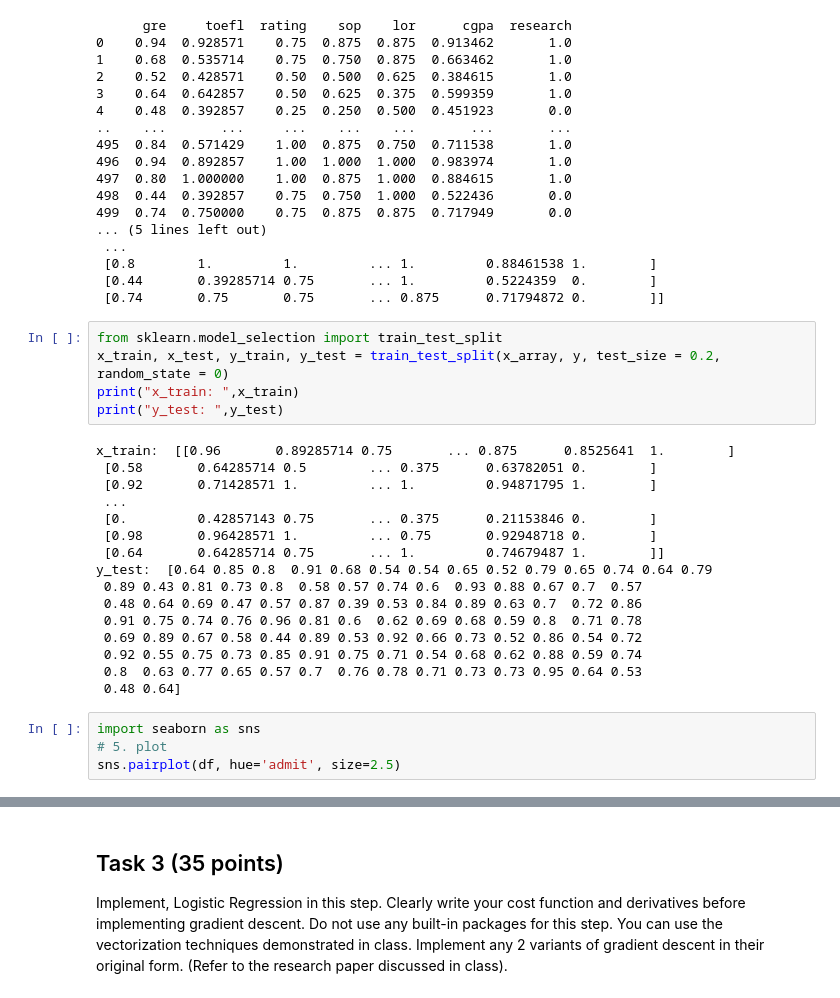
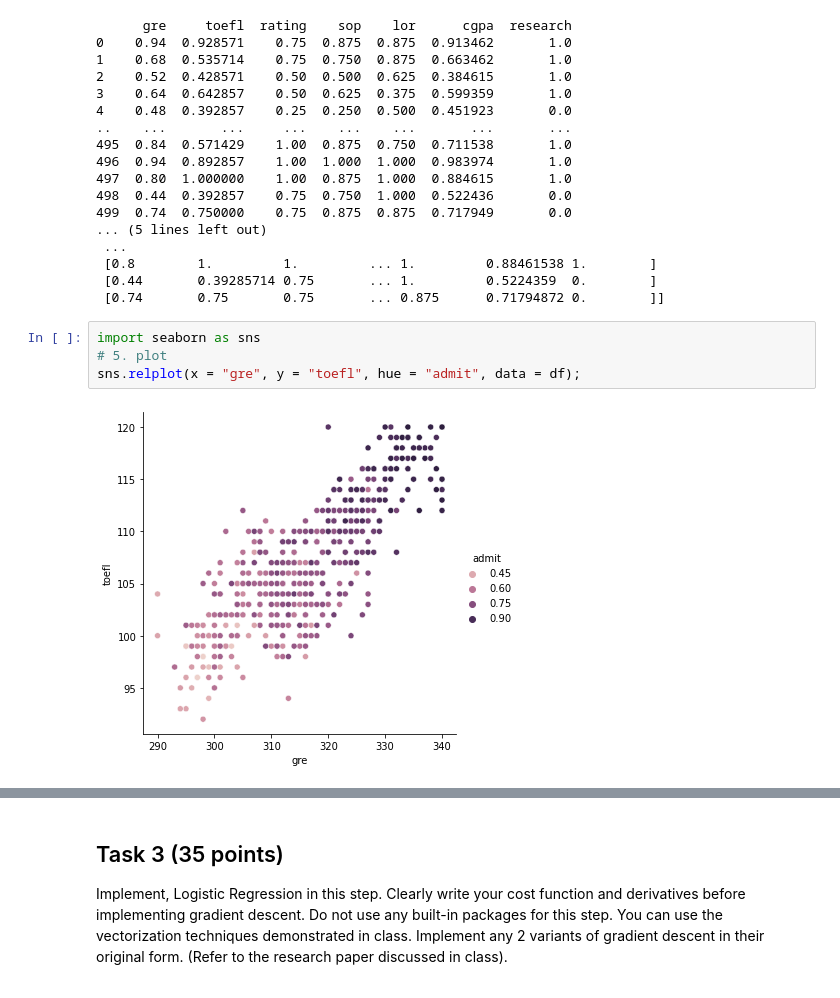
Before and after one commit to elio-li/CSCI-4962, a Jupyter notebook: hw1.ipynb, the cells around one changed output, grey strips where cells are left out. Drawn from its saved outputs; the diff is of its cells as text.

```diff
--- a/hw1.ipynb
+++ b/hw1.ipynb
@@ -76,28 +80,9 @@ print(x_array)
  [0.8        1.         1.         ... 1.         0.88461538 1.        ]
  [0.44       0.39285714 0.75       ... 1.         0.5224359  0.        ]
  [0.74       0.75       0.75       ... 0.875      0.71794872 0.        ]]
-# %%
-from sklearn.model_selection import train_test_split
-x_train, x_test, y_train, y_test = train_test_split(x_array, y, test_size = 0.2, random_state = 0)
-print("x_train: ",x_train)
-print("y_test: ",y_test)
-# %% [output]
-x_train:  [[0.96       0.89285714 0.75       ... 0.875      0.8525641  1.        ]
- [0.58       0.64285714 0.5        ... 0.375      0.63782051 0.        ]
- [0.92       0.71428571 1.         ... 1.         0.94871795 1.        ]
- ...
- [0.         0.42857143 0.75       ... 0.375      0.21153846 0.        ]
- [0.98       0.96428571 1.         ... 0.75       0.92948718 0.        ]
- [0.64       0.64285714 0.75       ... 1.         0.74679487 1.        ]]
-y_test:  [0.64 0.85 0.8  0.91 0.68 0.54 0.54 0.65 0.52 0.79 0.65 0.74 0.64 0.79
- 0.89 0.43 0.81 0.73 0.8  0.58 0.57 0.74 0.6  0.93 0.88 0.67 0.7  0.57
- 0.48 0.64 0.69 0.47 0.57 0.87 0.39 0.53 0.84 0.89 0.63 0.7  0.72 0.86
- 0.91 0.75 0.74 0.76 0.96 0.81 0.6  0.62 0.69 0.68 0.59 0.8  0.71 0.78
- 0.69 0.89 0.67 0.58 0.44 0.89 0.53 0.92 0.66 0.73 0.52 0.86 0.54 0.72
- 0.92 0.55 0.75 0.73 0.85 0.91 0.75 0.71 0.54 0.68 0.62 0.88 0.59 0.74
- 0.8  0.63 0.77 0.65 0.57 0.7  0.76 0.78 0.71 0.73 0.73 0.95 0.64 0.53
- 0.48 0.64]
 # %%
 import seaborn as sns
 # 5. plot
-sns.pairplot(df, hue='admit', size=2.5)
+sns.relplot(x = "gre", y = "toefl", hue = "admit", data = df);
+# %% [output]
+[figure, added]
```
Also changed, not shown: parts of 6 cells of this notebook.
